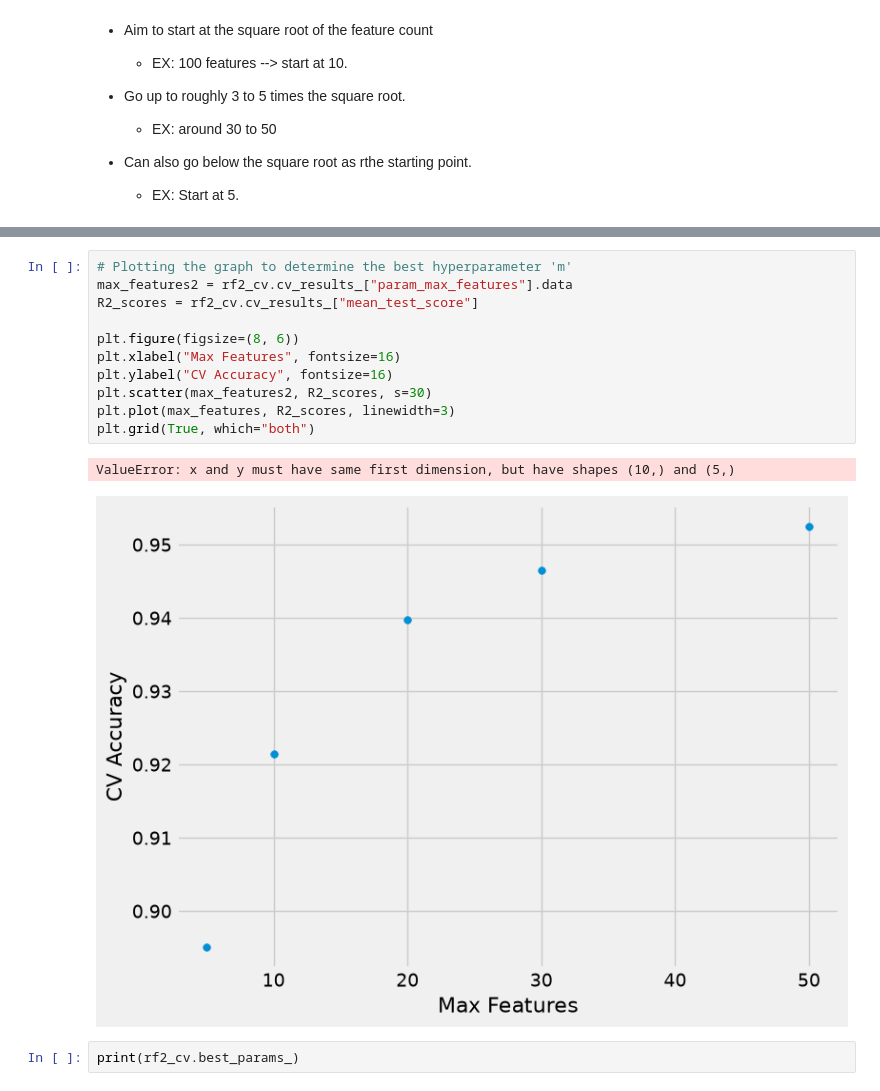
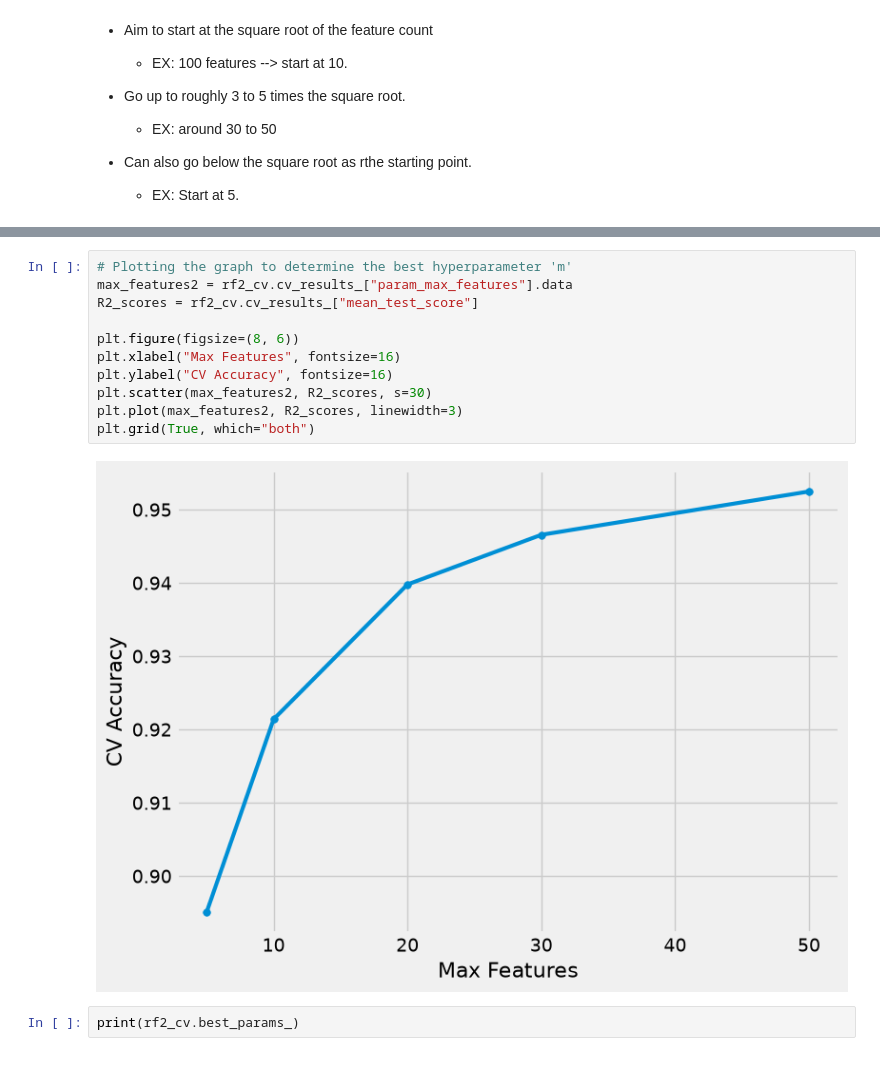
Before and after one commit to SevenWoos/MachineLearningProjects, a Jupyter notebook: pokemon_projects/pokemon_ml/test2/poke_ml_test2.ipynb, the cells around one changed output, grey strips where cells are left out. Drawn from its saved outputs; the diff is of its cells as text.

```diff
--- a/pokemon_projects/pokemon_ml/test2/poke_ml_test2.ipynb
+++ b/pokemon_projects/pokemon_ml/test2/poke_ml_test2.ipynb
@@ -2077,17 +2077,16 @@ time: 567.88 s
 # %%
 # Plotting the graph to determine the best hyperparameter 'm'
 max_features2 = rf2_cv.cv_results_["param_max_features"].data
 R2_scores = rf2_cv.cv_results_["mean_test_score"]
 
 plt.figure(figsize=(8, 6))
 plt.xlabel("Max Features", fontsize=16)
 plt.ylabel("CV Accuracy", fontsize=16)
 plt.scatter(max_features2, R2_scores, s=30)
-plt.plot(max_features, R2_scores, linewidth=3)
+plt.plot(max_features2, R2_scores, linewidth=3)
 plt.grid(True, which="both")
 # %% [output]
-ValueError: x and y must have same first dimension, but have shapes (10,) and (5,)
-[figure, old version]
+[figure, new version]
 # %%
 print(rf2_cv.best_params_)
 # %% [output]
```
